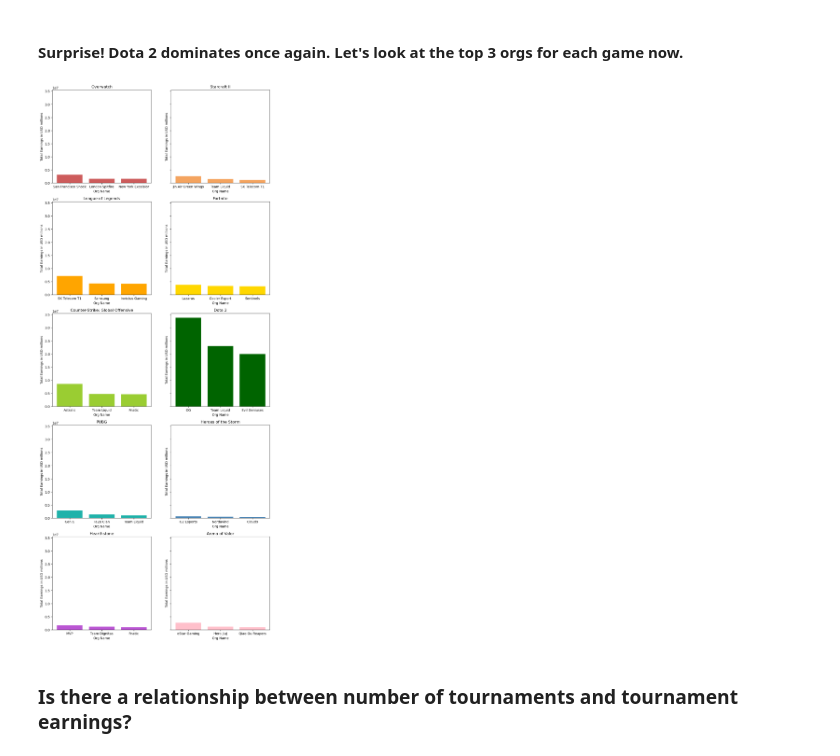
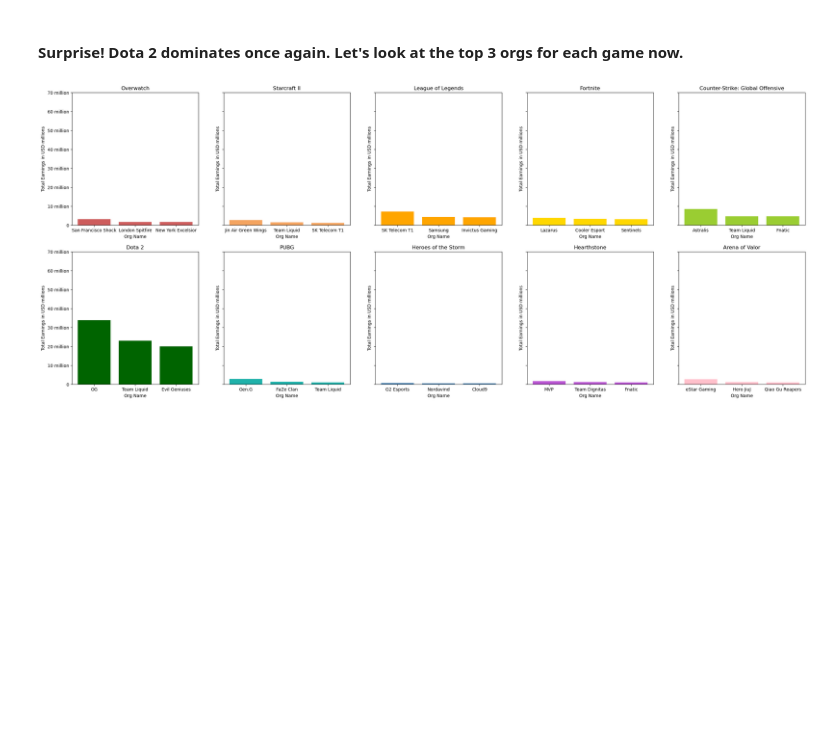
Before and after one commit to liceloo/Project1_EdX, a Jupyter notebook: alice_code/earnings.ipynb, the cells around one changed output. Drawn from its saved outputs; the diff is of its cells as text; code cells hidden in the pictures; blank space fills up the shorter version.

```diff
--- a/alice_code/earnings.ipynb
+++ b/alice_code/earnings.ipynb
@@ -160,9 +165,6 @@ plt.legend(handles = [dota_label, fortnite_label])
 #### Seems like Dota 2 dominates all the other esports, so let's look into top 3 player earnings by game!
 # %%
 game_list = player_df['Game'].unique()
-
-cs_players = player_df.loc[player_df['Game'] == game_list[0]].sort_values(by = 'TotalUSDPrize', ascending=False).head(3)
-
 #create separate dataframes
 games = []
 
@@ -170,19 +172,20 @@ games = []
 for i in range(len(game_list)):
     games.append(pd.DataFrame(player_df.loc[player_df['Game'] == game_list[i]].sort_values(by = 'TotalUSDPrize', ascending=False).head(3)))
 
-
 #plotting
 game_colors = ['indianred', 'sandybrown', 'orange', 'gold', 'yellowgreen',
                'darkgreen', 'lightseagreen', 'steelblue', 'mediumorchid', 'pink']
 
-fig, axes = plt.subplots(5, 2, figsize = (10,30), sharey = True)
+fig, axes = plt.subplots(2, 5, figsize = (30,10), sharey = True)
 i=0
-for row in range(5):
-    for col in range(2):
+for row in range(2):
+    for col in range(5):
         axes[row, col].bar(games[i]['CurrentHandle'], games[i]['TotalUSDPrize'], color = game_colors[i])
         axes[row, col].set_ylabel('Total Earnings in USD millions')
         axes[row, col].set_xlabel('Gamer Tags')
         axes[row, col].set_title(games[i]['Game'].min())
+        plt.yticks(np.arange(0, 8000000, 1000000),
+           ['0', '1 million', '2 million', '3 million', '4 million', '5 million', '6 million', '7 million'])
 
         i+=1
 # %% [output]
@@ -261,29 +304,29 @@ array(['Overwatch', 'Starcraft II', 'League of Legends', 'Fortnite',
 # %%
 game_list_org = org_df['Game'].unique()
 
 #create separate dataframes
 
 games_org = []
 
 for i in range(len(game_list_org)):
     games_org.append(org_df.loc[org_df['Game'] == game_list_org[i]].sort_values(by = 'TotalUSDPrize', ascending=False).head(3))
 
 
 #plotting
 game_colors_org = ['indianred', 'sandybrown', 'orange', 'gold', 'yellowgreen',
                'darkgreen', 'lightseagreen', 'steelblue', 'mediumorchid', 'pink']
 
-fig, axes = plt.subplots(5, 2, figsize = (12,30), sharey = True)
+fig, axes = plt.subplots(2, 5, figsize = (30,12), sharey = True)
 i=0
-for row in range(5):
-    for col in range(2):
+for row in range(2):
+    for col in range(5):
         axes[row, col].bar(games_org[i]['TeamName'], games_org[i]['TotalUSDPrize'], color = game_colors_org[i])
         axes[row, col].set_ylabel('Total Earnings in USD millions')
         axes[row, col].set_xlabel('Org Name')
         axes[row, col].set_title(games_org[i]['Game'].min())
+        plt.yticks(np.arange(0, 80000000, 10000000),
+           ['0', '10 million', '20 million', '30 million', '40 million', '50 million', '60 million', '70 million'])
 
         i+=1
 # %% [output]
-[figure, old version]
+[figure, new version]
-# %% [markdown]
-### Is there a relationship between number of tournaments and tournament earnings?
```
Also changed, not shown: parts of 14 cells of this notebook.
